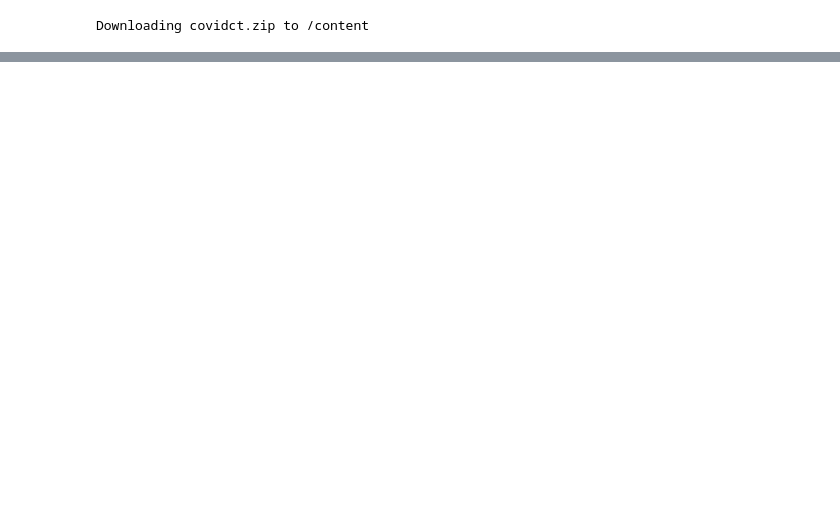
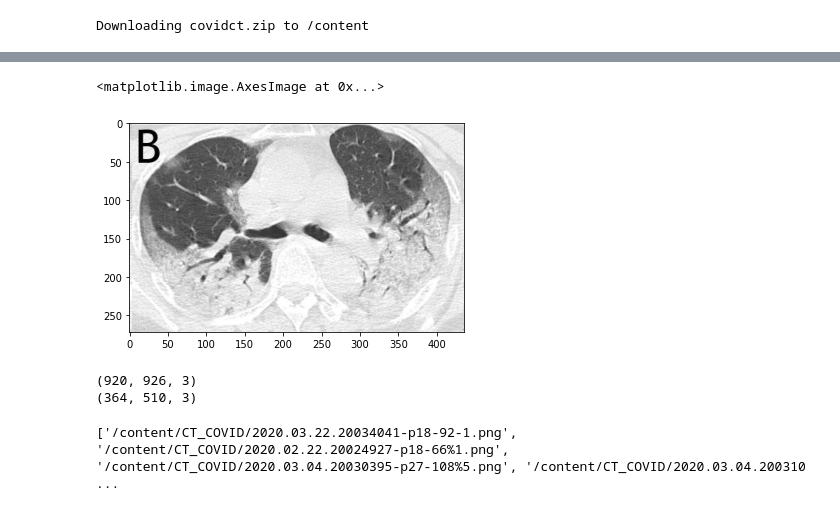
Before and after one commit to devshah21/Detecting-Covid-19-using-CT-scans, a Jupyter notebook: detecting_covid_from_CTscans.ipynb, the cells around one changed output, grey strips where cells are left out. Drawn from its saved outputs; the diff is of its cells as text; code cells hidden in the pictures; blank space fills up the shorter version.

```diff
--- a/detecting_covid_from_CTscans.ipynb
+++ b/detecting_covid_from_CTscans.ipynb
@@ -74,0 +93,17 @@ Archive:  /content/covidct.zip
+# %%
+noncovid = cv2.imread(os.path.join(noncovidimages[1]))
+plt.imshow(noncovid)
+# %% [output]
+<matplotlib.image.AxesImage at 0x...>
+[figure, added]
+# %%
+print(covid.shape)
+print(noncovid.shape)
+# %% [output]
+(920, 926, 3)
+(364, 510, 3)
+# %%
+totaldata = covidimages + noncovidimages
+print(totaldata)
+# %% [output]
+['/content/CT_COVID/2020.03.22.20034041-p18-92-1.png', '/content/CT_COVID/2020.02.22.20024927-p18-66%1.png', '/content/CT_COVID/2020.03.04.20030395-p27-108%5.png', '/content/CT_COVID/2020.03.04.200310 ...
```
Also changed, not shown: parts of 8 cells of this notebook.
